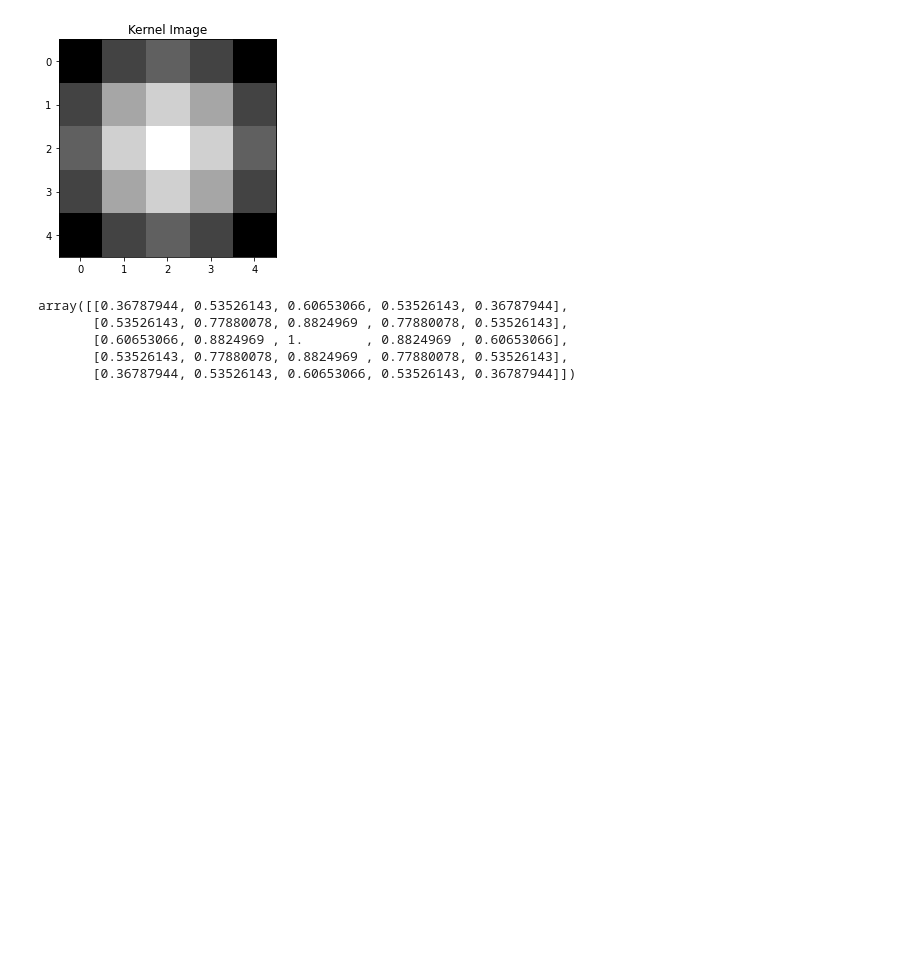
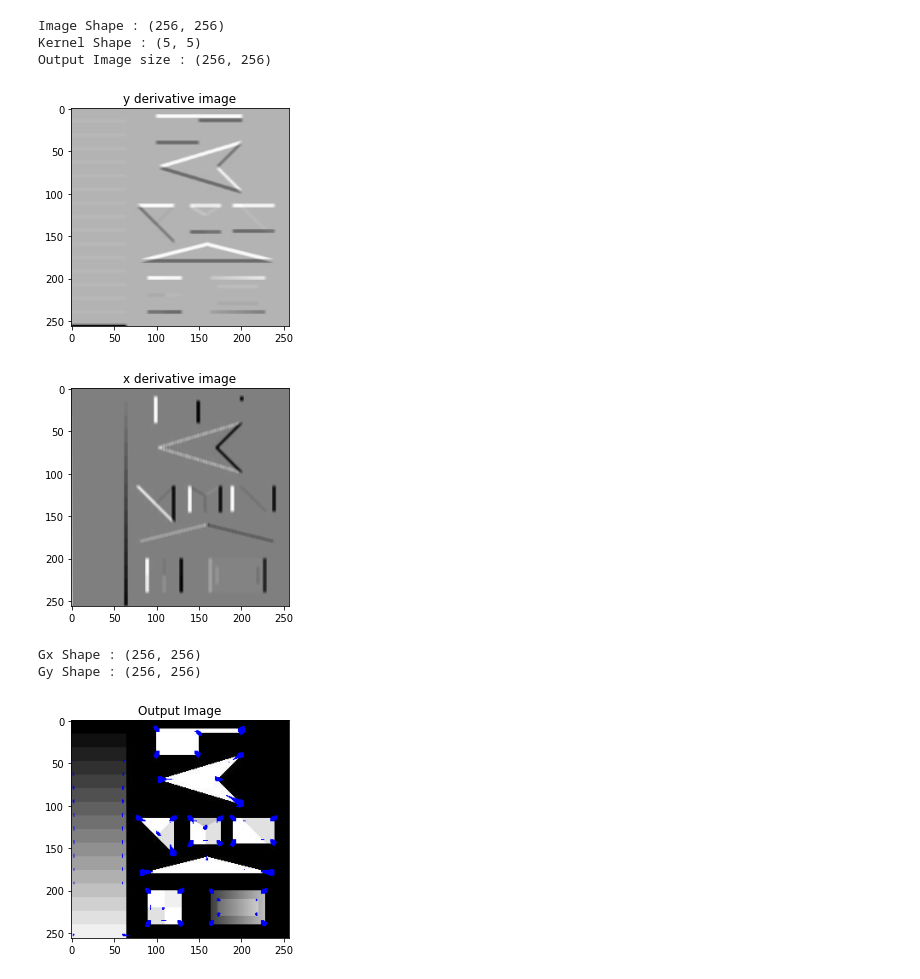
Before and after one commit to mdmamunhasan/harris-corner-detection, a Jupyter notebook: harris.ipynb, the cells around one changed output. Cells and saved outputs as stored; diff of their text form; code cells hidden in the pictures; blank space fills up the shorter version.

```diff
--- a/harris.ipynb
+++ b/harris.ipynb
@@ -65,45 +79,4 @@ def myImageFilter(image, kernel, average=False, verbose=False):
         plt.show()
 
     return output
-# %%
-def myImageFilter(image, kernel, average=False, verbose=False):
-    print("Image Shape : {}".format(image.shape))
-    print("Kernel Shape : {}".format(kernel.shape))
-
-    if verbose:
-        plt.imshow(image, cmap='gray')
-        plt.title("Image")
-        plt.show()
-
-    image_row, image_col = image.shape
-    kernel_row, kernel_col = kernel.shape
-
-    output = np.zeros(image.shape)
-
-    pad_height = int((kernel_row - 1) / 2)
-    pad_width = int((kernel_col - 1) / 2)
-
-    padded_image = np.zeros((image_row + (2 * pad_height), image_col + (2 * pad_width)))
-
-    padded_image[pad_height:padded_image.shape[0] - pad_height, pad_width:padded_image.shape[1] - pad_width] = image
-
-    if verbose:
-        plt.imshow(padded_image, cmap='gray')
-        plt.title("Padded Image")
-        plt.show()
-
-    for row in range(image_row):
-        for col in range(image_col):
-            output[row, col] = np.sum(kernel * padded_image[row:row + kernel_row, col:col + kernel_col])
-            if average:
-                output[row, col] /= kernel.shape[0] * kernel.shape[1]
-
-    print("Output Image Size: {}".format(output.shape))
-
-    if verbose:
-        plt.imshow(output, cmap='gray')
-        plt.title("Output Image using {}X{} Kernel".format(kernel_row, kernel_col))
-        plt.show()
-
-    return output
 # %%
@@ -175,6 +164,19 @@ def findImageCorners(gray_img, kernel, verbose=False):
         plt.show()
 
     return corner_list, output_img
+# %%
+input_img = cv2.imread("images/img1.png")
+gray_img = cv2.cvtColor(input_img, cv2.COLOR_BGR2GRAY)
+corner_list, output_img = findImageCorners(gray_img, kernel, method="h", verbose=True)
+# %% [output]
+Image Shape : (256, 256)
+Kernel Shape : (5, 5)
+Output Image size : (256, 256)
+[figure, added]
+[figure, added]
+Gx Shape : (256, 256)
+Gy Shape : (256, 256)
+[figure, added]
 # %%
 def saveCornerResult(filename, corner_list, corner_img):
     with open(os.path.join("output", "charts", f"{filename}.csv"), 'w') as corner_file:
@@ -189,14 +191,4 @@ def saveCornerResult(filename, corner_list, corner_img):
 
     if corner_img is not None:
         cv2.imwrite(os.path.join("output", "images", filename), corner_img)
-# %%
-kernel = myGaussianKernel(size=5, sigma=2, verbose=True)
-kernel
-# %% [output]
-[figure, removed]
-array([[0.36787944, 0.53526143, 0.60653066, 0.53526143, 0.36787944],
-       [0.53526143, 0.77880078, 0.8824969 , 0.77880078, 0.53526143],
-       [0.60653066, 0.8824969 , 1.        , 0.8824969 , 0.60653066],
-       [0.53526143, 0.77880078, 0.8824969 , 0.77880078, 0.53526143],
-       [0.36787944, 0.53526143, 0.60653066, 0.53526143, 0.36787944]])
 # %%
```
Also changed, not shown: parts of 7 cells of this notebook, 2 other files.
